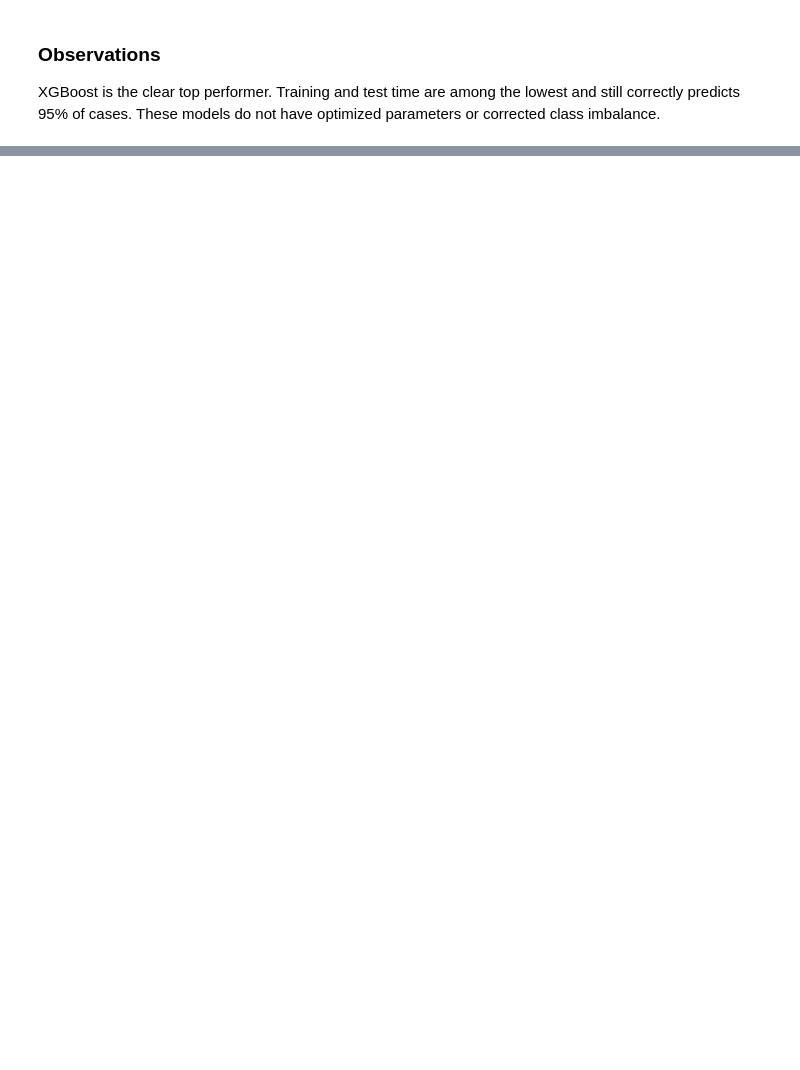
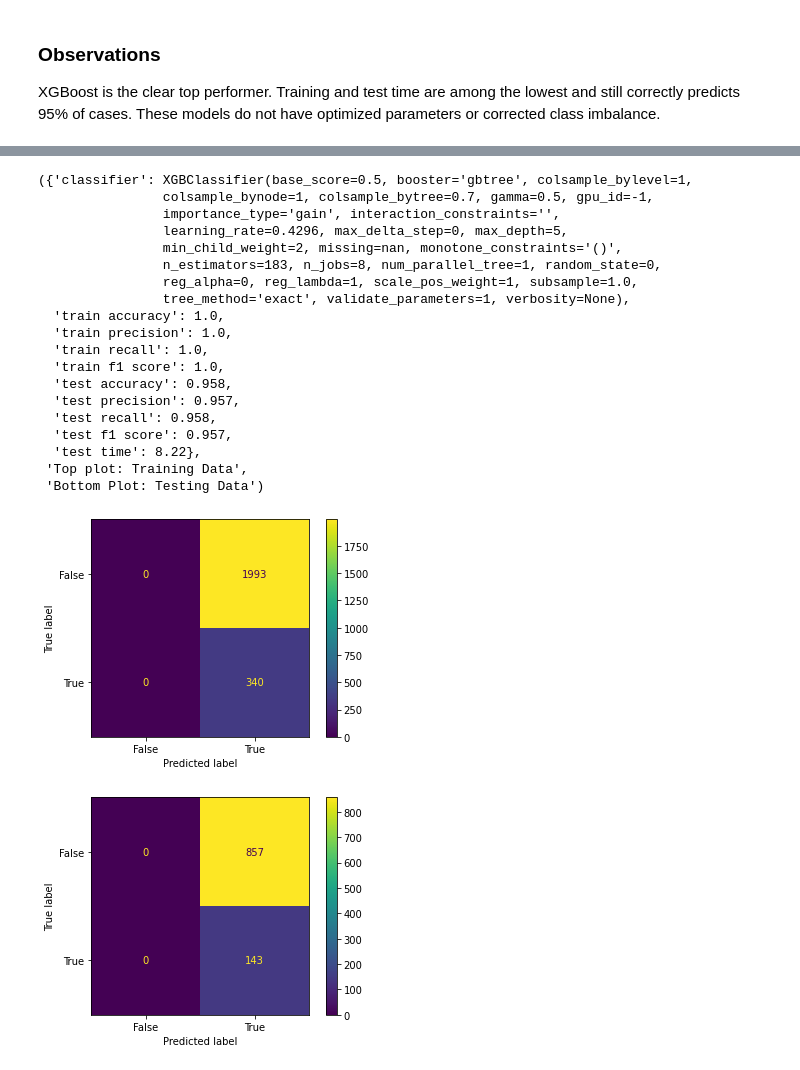
Before and after one commit to halemade/predicting-customer-churn, a Jupyter notebook: prelim-modeling.ipynb, the cells around one changed output, grey strips where cells are left out. Saved outputs shown, nothing was run; the diff lists cells and outputs as text; code cells hidden in the pictures; blank space fills up the shorter version.

Commit message:
final changes to notebooks, add images, fill out readme

```diff
--- a/prelim-modeling.ipynb
+++ b/prelim-modeling.ipynb
@@ -45,3 +63,15 @@ fig.show()
 # %% [markdown]
 ### Observations
 XGBoost is the clear top performer. Training and test time are among the lowest and still correctly predicts 95% of cases. These models do not have optimized parameters or corrected class imbalance.
+# %%
+#drop phone number bc it's not useful
+df = pd.read_csv('./data/customer_churn.csv')
+y = df['churn']
+# %%
+df = df.drop('phone number',axis=1)
+categoricals = ['state','voice mail plan','international plan','account length']
+cat = pd.get_dummies(df[categoricals].astype(str),drop_first=True)
+# %%
+df = df.drop(categoricals,axis=1)
+preds = pd.concat([df,cat],axis=1)
+X = preds.drop('churn',axis=1)
@@ -47,0 +102,5 @@ XGBoost is the clear top performer. Training and test time are among the lowest
+# %%
+xgb = XGBClassifier(colsample_bytree=0.7, gamma=0.5, learning_rate=0.4296, max_depth=5, min_child_weight=2, n_estimators=183, subsample=1.0)
+model = run_scaled_model(xgb,X,y)
+model
+# %% [output]
@@ -47,0 +108,21 @@ XGBoost is the clear top performer. Training and test time are among the lowest
+({'classifier': XGBClassifier(base_score=0.5, booster='gbtree', colsample_bylevel=1,
+                colsample_bynode=1, colsample_bytree=0.7, gamma=0.5, gpu_id=-1,
+                importance_type='gain', interaction_constraints='',
+                learning_rate=0.4296, max_delta_step=0, max_depth=5,
+                min_child_weight=2, missing=nan, monotone_constraints='()',
+                n_estimators=183, n_jobs=8, num_parallel_tree=1, random_state=0,
+                reg_alpha=0, reg_lambda=1, scale_pos_weight=1, subsample=1.0,
+                tree_method='exact', validate_parameters=1, verbosity=None),
+  'train accuracy': 1.0,
+  'train precision': 1.0,
+  'train recall': 1.0,
+  'train f1 score': 1.0,
+  'test accuracy': 0.958,
+  'test precision': 0.957,
+  'test recall': 0.958,
+  'test f1 score': 0.957,
+  'test time': 8.22},
+ 'Top plot: Training Data',
+ 'Bottom Plot: Testing Data')
+[figure, added]
+[figure, added]
```
Also changed, not shown: parts of 6 cells of this notebook, 8 other files.
